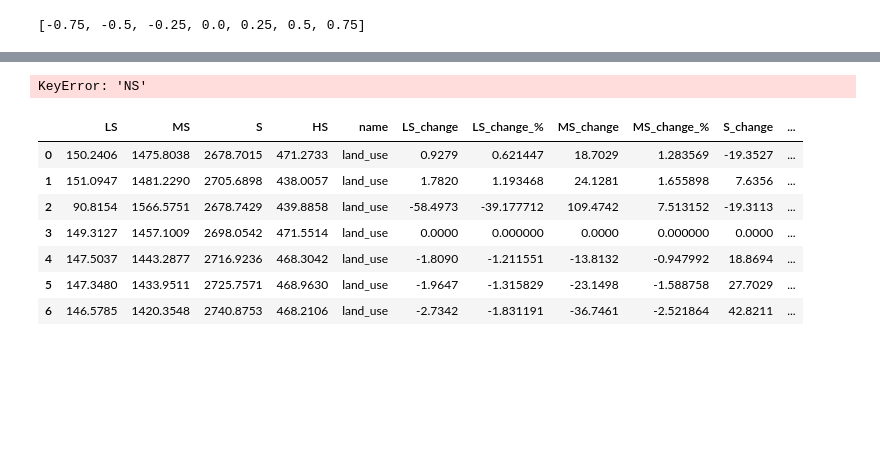
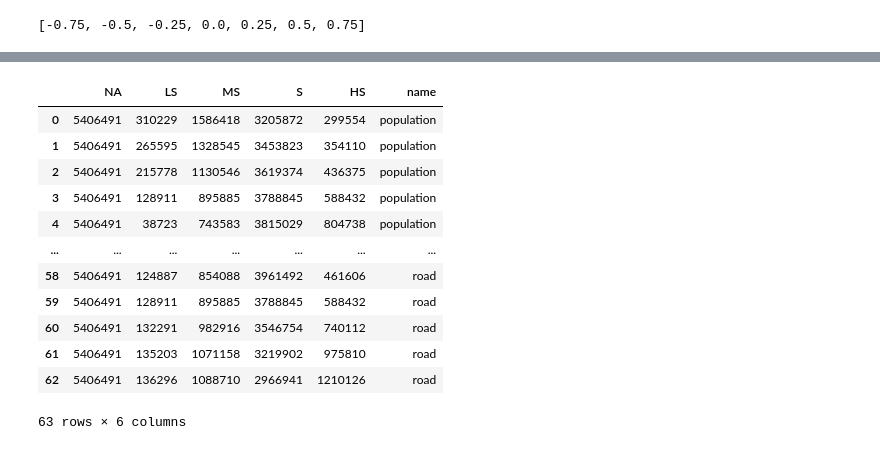
Before and after one commit to Auh3b/flood_shelter_sultability_research_unza, a Jupyter notebook: sensitivy_analysis.ipynb, the cells around one changed output, grey strips where cells are left out. Saved outputs shown, nothing was run; the diff lists cells and outputs as text; code cells hidden in the pictures; blank space fills up the shorter version.

```diff
--- a/sensitivy_analysis.ipynb
+++ b/sensitivy_analysis.ipynb
@@ -227,12 +198,14 @@ c:\Users\User\Documents\Code\Python\research_unza\output
 # %%
+combined_report = []
 
-for path in files:
-    with gdal.Open(path) as ds:
-        arr = ds.GetRasterBand(1).ReadAsArray()
-        conditions = [arr < 0.5, arr <= 1, arr <=
-                      2, arr <= 3, arr <= 4, arr <= 5]
-        choice_list = [0, 1, 2, 3, 4, 5]
-        arr = np.select(conditions, choice_list)
-        item = uniqueValuesReport(arr, MAIN_CRITERION)
-        combined_report.append(item)
+for crit, path_arr in adjust_suitability_imgs_dict.items():
+    for path in path_arr:
+        with gdal.Open(path) as ds:
+            arr = ds.GetRasterBand(1).ReadAsArray()
+            conditions = [arr < 0.5, arr <= 1, arr <=
+                        2, arr <= 3, arr <= 4, arr <= 5]
+            choice_list = [0, 1, 2, 3, 4, 5]
+            arr = np.select(conditions, choice_list)
+            item = uniqueValuesReport(arr, crit)
+            combined_report.append(item)
 # %%
@@ -268,7 +237,3 @@ df_km2 = df_km2.drop(0, axis=1)
-# %%
-df_km2['NS']
-# %% [output]
-KeyError: 'NS'
 # %%
 def getAdjustChange(column: pd.Series, baseIdx: int):
     base = column[baseIdx]
@@ -285,14 +250,22 @@ for col in suitability_key.values():
 
     df_km2[col+"_change"], df_km2[col +
                                   "_change_%"] = getAdjustChange(df_km2[col], 3)
+# %%
+df
+# %% [output]
+|  | NA | LS | MS | S | HS | name |
+| 0 | 5406491 | 310229 | 1586418 | 3205872 | 299554 | population |
+| 1 | 5406491 | 265595 | 1328545 | 3453823 | 354110 | population |
+| 2 | 5406491 | 215778 | 1130546 | 3619374 | 436375 | population |
+| 3 | 5406491 | 128911 | 895885 | 3788845 | 588432 | population |
+| 4 | 5406491 | 38723 | 743583 | 3815029 | 804738 | population |
+| ... | ... | ... | ... | ... | ... | ... |
+| 58 | 5406491 | 124887 | 854088 | 3961492 | 461606 | road |
+| 59 | 5406491 | 128911 | 895885 | 3788845 | 588432 | road |
+| 60 | 5406491 | 132291 | 982916 | 3546754 | 740112 | road |
+| 61 | 5406491 | 135203 | 1071158 | 3219902 | 975810 | road |
+| 62 | 5406491 | 136296 | 1088710 | 2966941 | 1210126 | road |
+63 rows × 6 columns
 # %%
-df_km2
+df_km2["index"] = np.array([adjust_var for x in range(len(crit_idx))]).flatten()
+df_km2 = df_km2.set_index("index")
-# %% [output]
-|  | LS | MS | S | HS | name | LS_change | LS_change_% | MS_change | MS_change_% | S_change | ... |
-| 0 | 150.2406 | 1475.8038 | 2678.7015 | 471.2733 | land_use | 0.9279 | 0.621447 | 18.7029 | 1.283569 | -19.3527 | ... |
-| 1 | 151.0947 | 1481.2290 | 2705.6898 | 438.0057 | land_use | 1.7820 | 1.193468 | 24.1281 | 1.655898 | 7.6356 | ... |
-| 2 | 90.8154 | 1566.5751 | 2678.7429 | 439.8858 | land_use | -58.4973 | -39.177712 | 109.4742 | 7.513152 | -19.3113 | ... |
-| 3 | 149.3127 | 1457.1009 | 2698.0542 | 471.5514 | land_use | 0.0000 | 0.000000 | 0.0000 | 0.000000 | 0.0000 | ... |
-| 4 | 147.5037 | 1443.2877 | 2716.9236 | 468.3042 | land_use | -1.8090 | -1.211551 | -13.8132 | -0.947992 | 18.8694 | ... |
-| 5 | 147.3480 | 1433.9511 | 2725.7571 | 468.9630 | land_use | -1.9647 | -1.315829 | -23.1498 | -1.588758 | 27.7029 | ... |
-| 6 | 146.5785 | 1420.3548 | 2740.8753 | 468.2106 | land_use | -2.7342 | -1.831191 | -36.7461 | -2.521864 | 42.8211 | ... |
```
Also changed, not shown: parts of 15 cells of this notebook.
